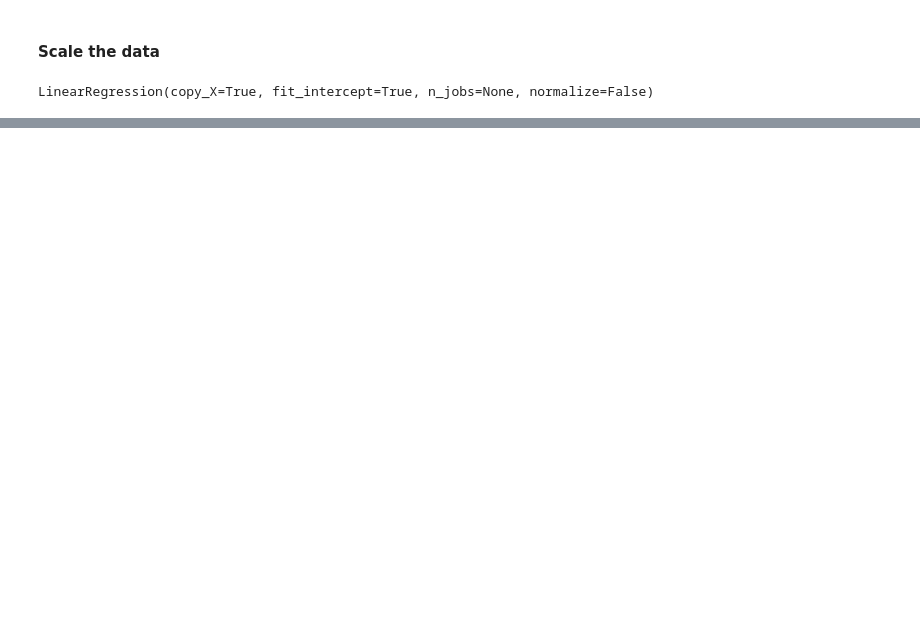
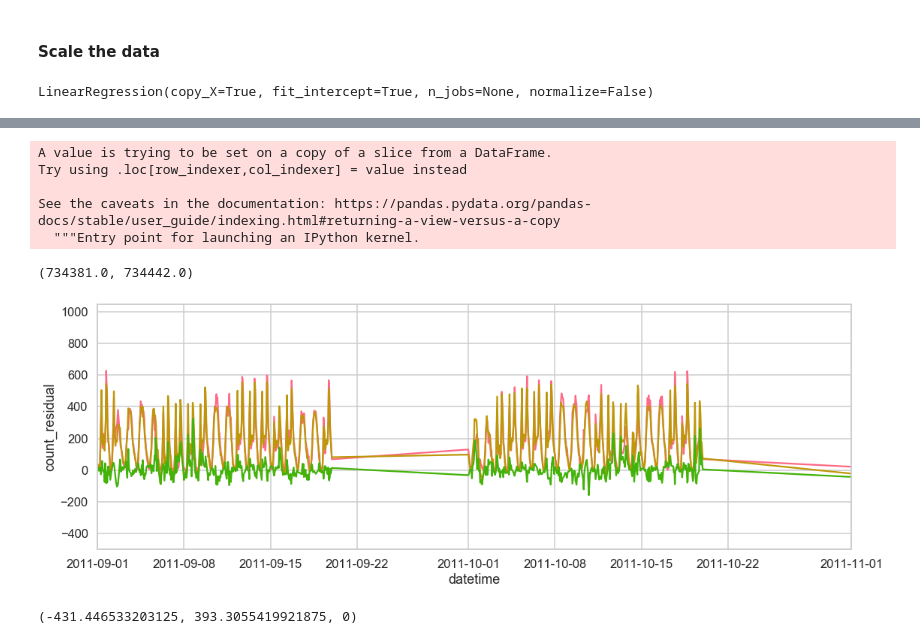
Before and after one commit to julisep/SPICEDbootcamp, a Jupyter notebook: Week_03/Bicycle/Bicycle.ipynb, the cells around one changed output, grey strips where cells are left out. Saved outputs shown, nothing was run; the diff lists cells and outputs as text; code cells hidden in the pictures; blank space fills up the shorter version.

```diff
--- a/Week_03/Bicycle/Bicycle.ipynb
+++ b/Week_03/Bicycle/Bicycle.ipynb
@@ -201,0 +266,22 @@ array([ 2.71890379e+03,  3.17146219e+00,  2.32061382e+00,  2.24070498e+00,
+# %%
+X_train['count_residual'] = X_train['count_pred'] - X_train['count']
+# %% [output]
+A value is trying to be set on a copy of a slice from a DataFrame.
+Try using .loc[row_indexer,col_indexer] = value instead
+
+See the caveats in the documentation: https://pandas.pydata.org/pandas-docs/stable/user_guide/indexing.html#returning-a-view-versus-a-copy
+  """Entry point for launching an IPython kernel.
+# %%
+fig = plt.figure(figsize=(18,6))
+ax = sns.lineplot(x='datetime', y='count', data=X_train)
+ax = sns.lineplot(x='datetime', y='count_pred', data=X_train)
+ax = sns.lineplot(x='datetime', y='count_residual', data=X_train)
+ax.set_xlim(pd.Timestamp('2011-09-01'), pd.Timestamp('2011-11-01'))
+#ax.set(xlim=(2011, 2013))
+# %% [output]
+(734381.0, 734442.0)
+[figure, added]
+# %%
+X_train['count_residual'].min(), X_train['count_residual'].max(),  X_train['count_residual'].isna().sum()
+# %% [output]
+(-431.446533203125, 393.3055419921875, 0)
```
Also changed, not shown: parts of 24 cells of this notebook, 3 other files.
